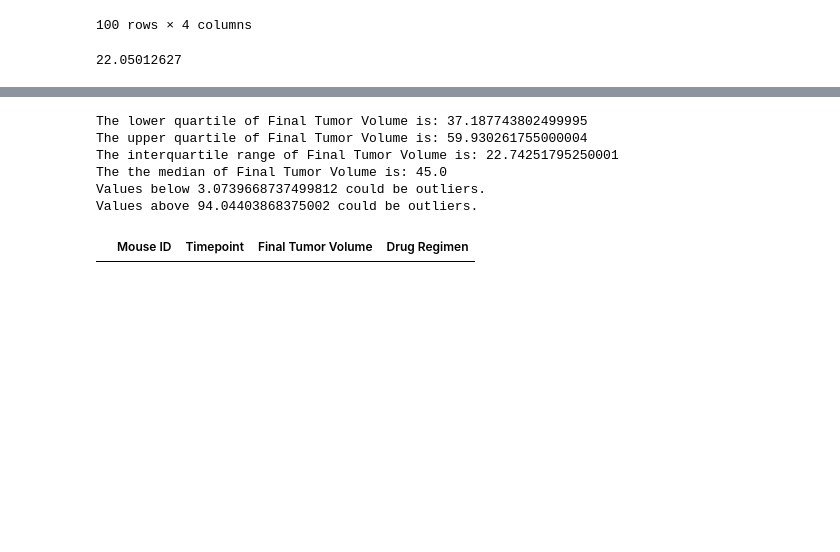
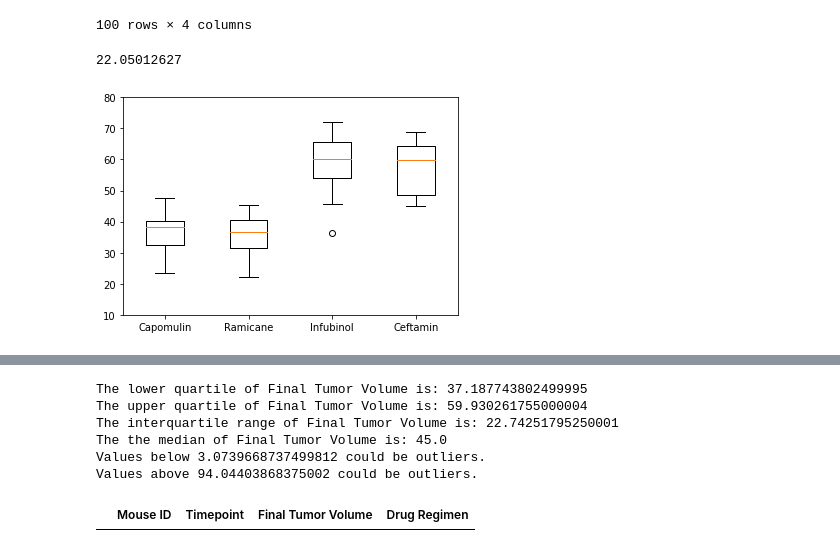
Before and after one commit to lauragabrielson/Matplotlib_Challenge, a Jupyter notebook: pymaceuticals_starter.ipynb, the cells around one changed output, grey strips where cells are left out. Cells and saved outputs as stored; diff of their text form; code cells hidden in the pictures; blank space fills up the shorter version.

```diff
--- a/pymaceuticals_starter.ipynb
+++ b/pymaceuticals_starter.ipynb
@@ -265,3 +265,18 @@ clean_data
 clean_data["Final Tumor Volume"].min()
 # %% [output]
 22.05012627
+# %%
+treatments = ["Capomulin", "Ramicane", "Infubinol", "Ceftamin"]
+tumor_volume_data =[]
+
+
+tumor_volume_data = tumor_df.groupby('Drug Regimen')['Final Tumor Volume'].apply(list)
+tumor_data_df = pd.DataFrame(tumor_volume_data)
+
+tumor_volume_df = tumor_data_df.reindex(treatments)
+tumor_volume = [vol for vol in tumor_volume_df['Final Tumor Volume']]
+plt.boxplot(tumor_vols, labels=treatments)
+plt.ylim(10, 80)
+plt.show()
+# %% [output]
+[figure, added]
```
Also changed, not shown: parts of 18 cells of this notebook.
